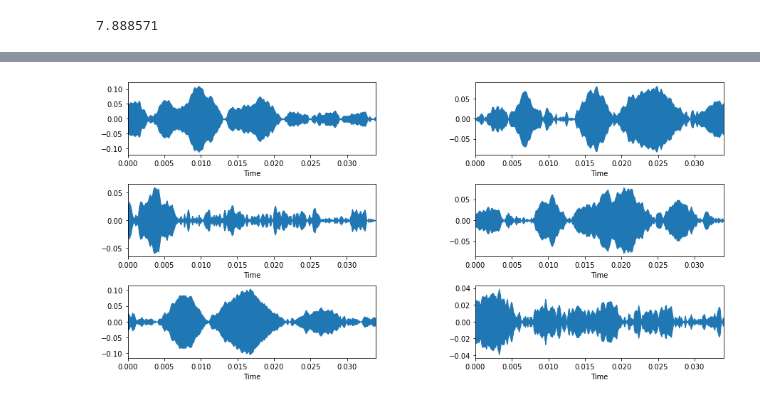
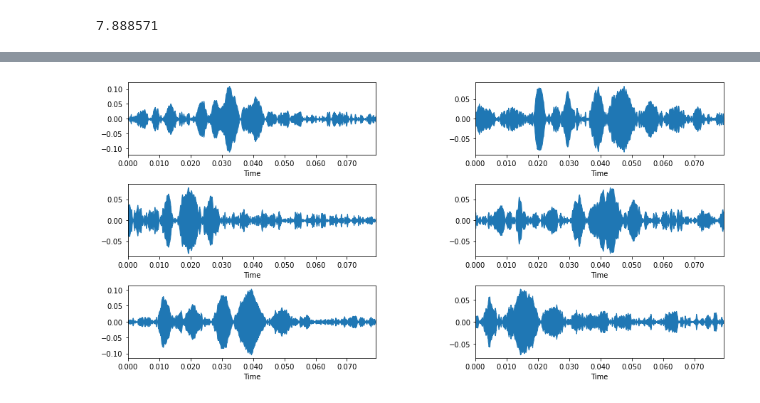
Before and after one commit to blackmountainb/taad-project, a Jupyter notebook: code/AudioCut.ipynb, the cells around one changed output, grey strips where cells are left out. Saved outputs shown, nothing was run; the diff lists cells and outputs as text; code cells hidden in the pictures.

```diff
--- a/code/AudioCut.ipynb
+++ b/code/AudioCut.ipynb
@@ -42,11 +30,12 @@ for i in file_name:
 
 for i in range(len(timing)):
     if timing.sound[i] == 'S1':
-        S1[timing.fname[i]].append(timing.loc[i,'location'])
-        noise_1[timing.fname[i]].append(timing.loc[i,'location']+1500)
+        S1[timing.fname[i]].append(timing.loc[i,'location']-1000)
+        noise_1[timing.fname[i]].append(timing.loc[i,'location']+2000) # add the noise location after S1 sound
+        # S1 sounds have duration between 4000-5000 frames
     else:
-        S2[timing.fname[i]].append(timing.loc[i,'location'])
-        noise_2[timing.fname[i]].append(timing.loc[i,'location']+1500)
+        S2[timing.fname[i]].append(timing.loc[i,'location']-1000)
+        noise_2[timing.fname[i]].append(timing.loc[i,'location']+2500)
 # %%
 def frames_to_TC_ms (frames):
     h = int(frames / 158760000) # 60*60*44100
@@ -68,24 +126,25 @@ from pydub import AudioSegment
 # %%
-# Corte de S1
+# Audio cut of S1
 FPS = 44100
 for k in file_name:
     obj = wave.open('../'+k, mode='rb')
     td = timedelta(seconds=(obj.getnframes()/ FPS))
     a = str(td)[6:]
-    print(float(a)*1000) # tempo total do audio em ms
-    #print("Time: ", frames_to_TC_ms(obj.getnframes()))
+    # print(float(a)*1000) # total time
     for i in range(len(S1[k])):
-        framesS1 = S1[k][i] # local de corte S1
-        framesNoise = S1[k][i]+1500 # local de corte de fim S1
+        framesS1 = S1[k][i] # audio cut S1
+        framesNoise = S1[k][i]+3500 # end of audio cut, considering a duration average of 4500 frames
         a = timedelta(seconds=(framesS1/ FPS)) # transforma em tempo, em segundos
         b = timedelta(seconds=(framesNoise/ FPS))
-        t1_ = str(a)[6:] # corta a string de tempo
+        t1_ = str(a)[6:] # cuts the time string
         t2_ = str(b)[6:]
-        t1_ms = float(t1_)*1000 # transforma a string de volta em float, em milisegundos
+        t1_ms = float(t1_)*1000 # turns string into float
         t2_ms = float(t2_)*1000
+        new = new.assign(
+            time = t1_ms)
         path = '../' + k
         newAudio = AudioSegment.from_wav(path)
-        newAudio = newAudio[t1_ms:t2_ms] # corta os audios
+        newAudio = newAudio[t1_ms:t2_ms] # cuts audios
         nameCut = k[5:26]
-        newName = '../set_a_cut' + nameCut + '_S1_' + str(i) + '.wav'
+        newName = '../set_a_cut' + nameCut + '_S1_' + str(i+1) + '.wav'
         newAudio.export(newName, format = 'wav')
@@ -110,13 +151,12 @@ for k in file_name:
 # %%
-
+# plot waves of S1
 fig = plt.figure(figsize=(15,15))
-#experiment.log_image('label_examples.png')
 fig.subplots_adjust(hspace = 0.4, wspace = 0.4)
 for i in range(6):
     fig.add_subplot(6,2,1+i)
-    name = '../set_a_cut/normal__201102081321_S1_'+str(i)+'.wav'
+    name = '../set_a_cut/normal__201102081321_S1_'+str(i+1)+'.wav'
     data, sample_rate = librosa.load(name)
     librosa.display.waveplot(data, sr = sample_rate)
 # %% [output]
-[figure, old version]
+[figure, new version]
 # %%
```
Also changed, not shown: parts of 9 cells of this notebook, 3 other files.
